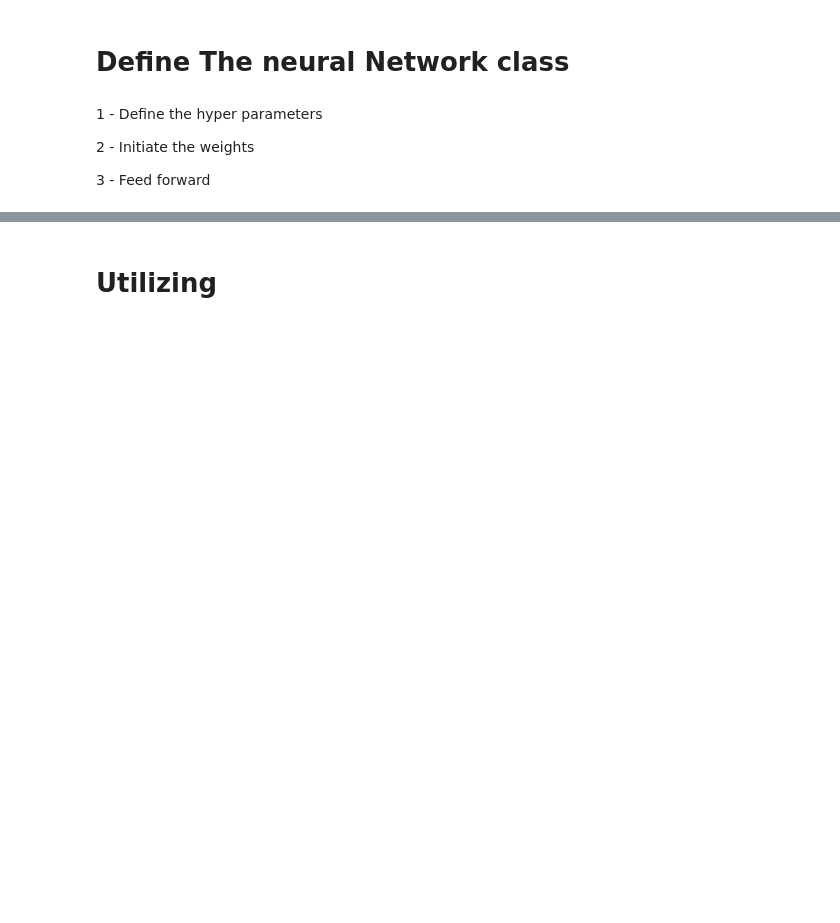
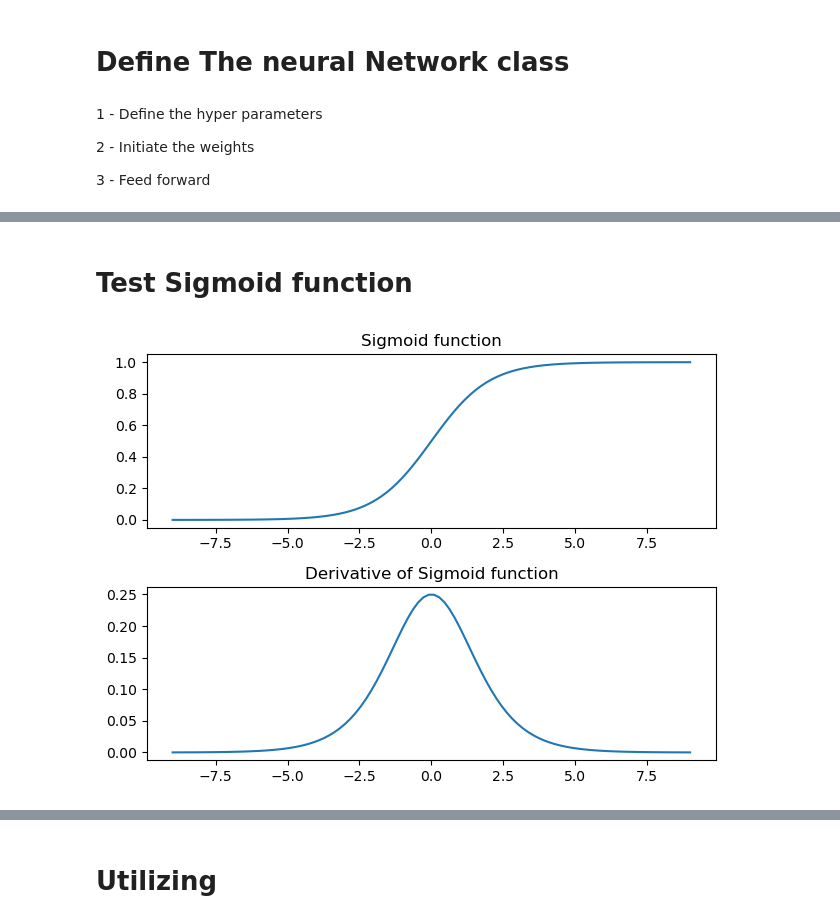
Before and after one commit to Navid-Ziaei/DeepLearningCourse, a Jupyter notebook: Week1/Neural network.ipynb, the cells around one changed output, grey strips where cells are left out. Saved outputs shown, nothing was run; the diff lists cells and outputs as text; code cells hidden in the pictures; blank space fills up the shorter version.

```diff
--- a/Week1/Neural network.ipynb
+++ b/Week1/Neural network.ipynb
@@ -8,8 +8,8 @@ import matplotlib.pyplot as plt
 <img src='assets/data.png'>
 # %%
 # X = (hours sleeping, hours studying), y = Score on test
-X = ...
-y = ...
+X = np.array([[3,5],[5,1],[10,2]], dtype=float)
+y = np.array([[75],[82],[93]], dtype=float)
 # %% [markdown]
 # Normalize data
 # %%
@@ -68,0 +87,16 @@ my_model = NeuralNetwork()
+# %% [markdown]
+# Test Sigmoid function
+# %%
+my_model = NeuralNetwork()
+x = np.linspace(-9,9,100)
+y = my_model.sigmoid(x)
+dy = my_model.sigmoidprime(x)
+
+fig, axes = plt.subplots(2)
+axes[0].plot(x,y)
+axes[0].set_title('Sigmoid function')
+axes[1].plot(x,dy)
+axes[1].set_title('Derivative of Sigmoid function')
+plt.tight_layout()
+# %% [output]
+[figure, added]
```
Also changed, not shown: parts of 10 cells of this notebook.
